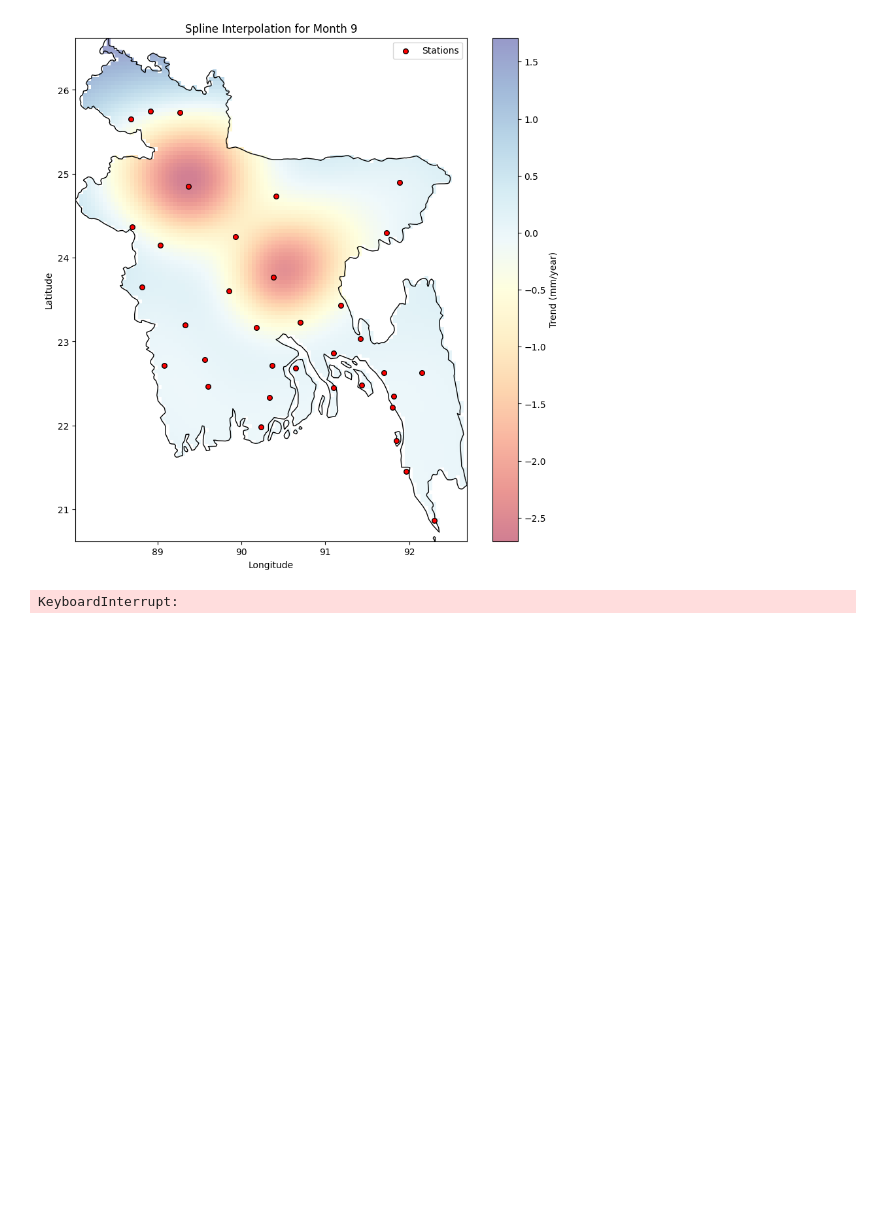
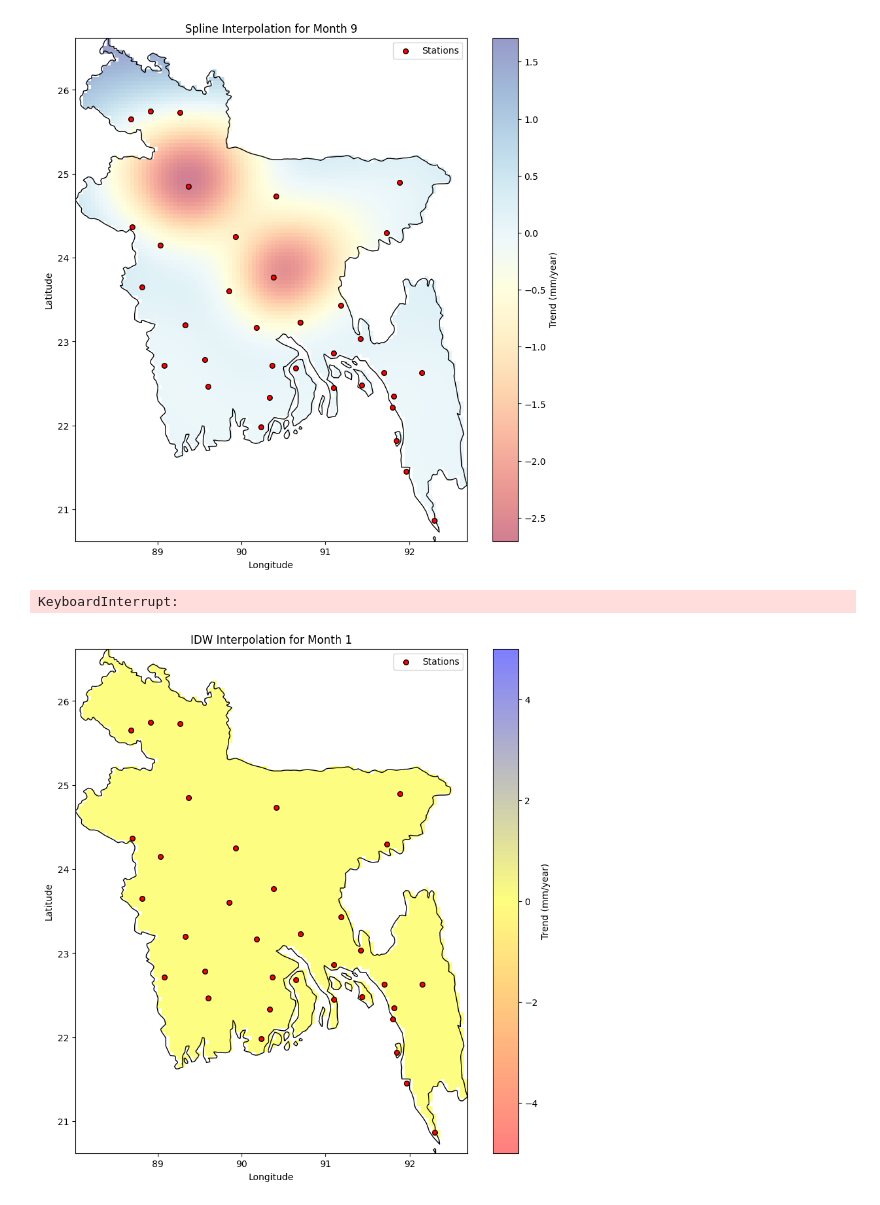
Before and after one commit to trewto/Rainfall-Trends-in-Bangladesh-Analysis, a Jupyter notebook: code/idb.ipynb, the cells around one changed output. Cells and saved outputs as stored; diff of their text form; code cells hidden in the pictures; blank space fills up the shorter version.

```diff
--- a/code/idb.ipynb
+++ b/code/idb.ipynb
@@ -285,3 +268,89 @@ for p in range(1, 13):  # For months 1 to 12
 [figure]
 [figure]
 KeyboardInterrupt:
+# %%
+import matplotlib.pyplot as plt
+import numpy as np
+from matplotlib.colors import TwoSlopeNorm, LinearSegmentedColormap
+from shapely.geometry import Point
+
+# Define custom colormap with red, yellow, and blue
+colors = [(1, 0, 0), (1, 1, 0), (0, 0, 1)]  # Red -> Yellow -> Blue
+n_bins = 100  # Discretize the colormap into 100 bins
+cmap_name = 'red_yellow_blue'
+custom_cmap = LinearSegmentedColormap.from_list(cmap_name, colors, N=n_bins)
+
+# Loop through each month
+for p in range(1, 13):  # For months 1 to 12
+    month_name = str(p)
+    z = df[month_name].values  # Replace with the correct column for data
+
+    # Create a grid for interpolation
+    krig_bounds_xmin = bd_gdf.bounds.minx.iloc[0]
+    krig_bounds_xmax = bd_gdf.bounds.maxx.iloc[0]
+    krig_bounds_ymin = bd_gdf.bounds.miny.iloc[0]
+    krig_bounds_ymax = bd_gdf.bounds.maxy.iloc[0]
+
+    # Grid resolution
+    horizontal_distance = krig_bounds_xmax - krig_bounds_xmin
+    horizontal_resolution = 100  # Higher = more time/memory
+    use_resolution = horizontal_distance / horizontal_resolution
+
+    gridx = np.arange(krig_bounds_xmin, krig_bounds_xmax, use_resolution)
+    gridy = np.arange(krig_bounds_ymin, krig_bounds_ymax, use_resolution)
+    xx, yy = np.meshgrid(gridx, gridy)
+
+    # IDW Function
+    def idw_interpolation(x, y, z, gridx, gridy, power=2):
+        """Perform Inverse Distance Weighting (IDW) interpolation."""
+        interpolated = np.zeros_like(xx, dtype=float)
+        for i in range(xx.shape[0]):
+            for j in range(xx.shape[1]):
+                distances = np.sqrt((x - xx[i, j]) ** 2 + (y - yy[i, j]) ** 2)
+                weights = 1 / (distances ** power + 1e-10)  # Avoid division by zero
+                interpolated[i, j] = np.sum(weights * z) / np.sum(weights)
+        return interpolated
+
+    # Apply IDW
+    z_interp = idw_interpolation(x, y, z, gridx, gridy)
+
+    # Mask the data outside the boundary
+    points = [Point(px, py) for px, py in zip(xx.flatten(), yy.flatten())]
+    mask = np.array([bd_gdf.contains(point).any() for point in points]).reshape(xx.shape)
+    z_interp_masked = np.ma.masked_array(z_interp, mask=~mask)
+
+    # Ensure vmin, vcenter, and vmax are in ascending order
+    vmin = z_interp_masked.min()
+    vmax = z_interp_masked.max()
+
+    # Adjust vmin and vmax if needed
+    if vmin >= 0:
+        vmin = -5  # Ensure vmin is less than 0 for proper divergence
+    if vmax <= 0:
+        vmax = 5  # Ensure vmax is greater than 0 for proper divergence
+
+    # Create the TwoSlopeNorm
+    norm = TwoSlopeNorm(vmin=vmin, vcenter=0, vmax=vmax)
+
+    # Plot the results
+    fig, ax = plt.subplots(figsize=(10, 10))
+    bd_gdf.plot(ax=ax, color='none', edgecolor='black', linewidth=1)
+
+    im = ax.imshow(
+        z_interp_masked,
+        extent=[krig_bounds_xmin, krig_bounds_xmax, krig_bounds_ymin, krig_bounds_ymax],
+        origin='lower',
+        cmap=custom_cmap,  # Use the custom colormap
+        alpha=0.5,
+        norm=norm,  # Apply TwoSlopeNorm
+    )
+    plt.colorbar(im, ax=ax, label='Trend (mm/year)')
+    ax.scatter(x, y, c='red', s=30, edgecolor='black', label='Stations')
+
+    ax.set_xlabel('Longitude')
+    ax.set_ylabel('Latitude')
+    ax.set_title(f'IDW Interpolation for Month {month_name}')
+    ax.legend()
+    plt.show()
+# %% [output]
+[figure, added]
```
Also changed, not shown: parts of 2 cells of this notebook, 2 other files.
